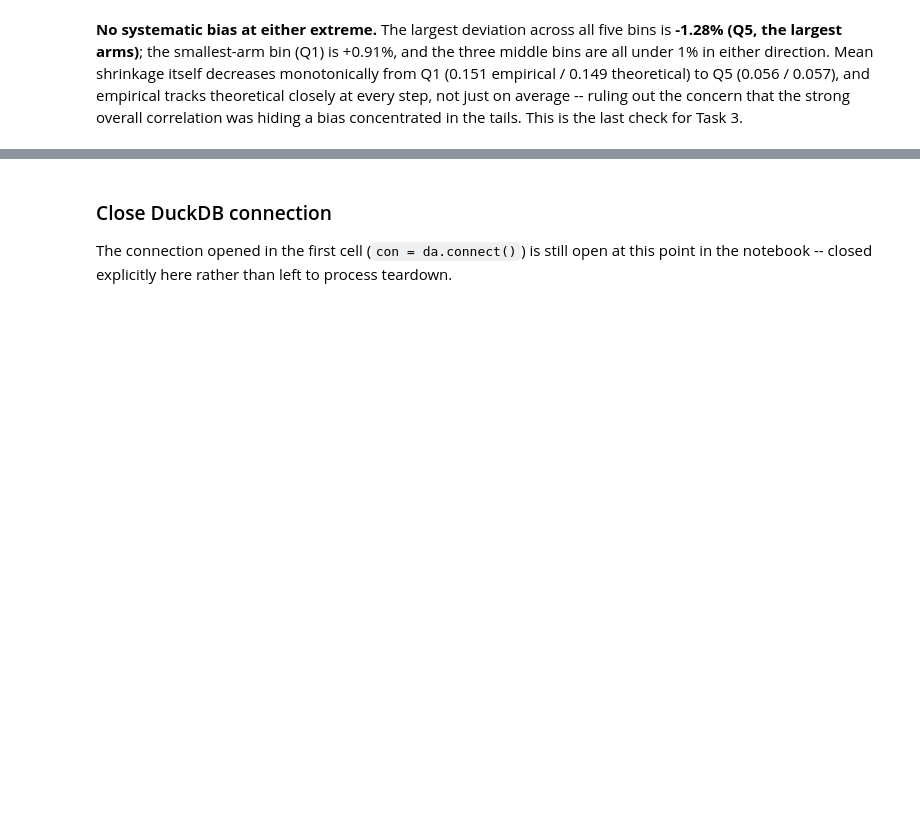
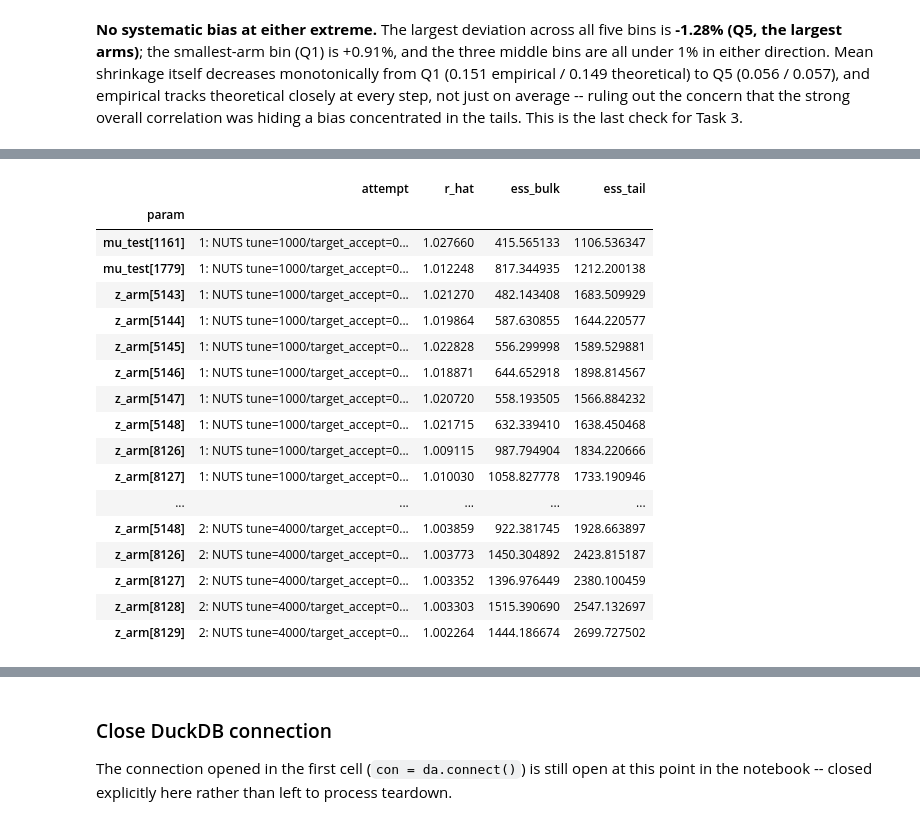
Before and after one commit to pmacias/clickworthy, a Jupyter notebook: notebooks/03_hierarchical_bayes.ipynb, the cells around one changed output, grey strips where cells are left out. Cells and saved outputs as stored; diff of their text form; code cells hidden in the pictures; blank space fills up the shorter version.

```diff
--- a/notebooks/03_hierarchical_bayes.ipynb
+++ b/notebooks/03_hierarchical_bayes.ipynb
@@ -1131,0 +1259,22 @@ plt.show()
+# %%
+from pathlib import Path
+
+from clickworthy.constants import SEED_FULL_SAMPLE_NUTS_RETRY
+
+RETRY_PATH = Path("../idata/full_sample_nuts_retry_tune4000_ta095.nc")
+RETRY_PATH.parent.mkdir(exist_ok=True)
+
+if RETRY_PATH.exists():
+    full_idata_retry = az.from_netcdf(RETRY_PATH)
+    print(f"loaded cached fit from {RETRY_PATH}")
+else:
+    t0 = time.perf_counter()
+    with full_hierarchical_model:
+        full_idata_retry = pm.sample(
+            draws=1000, tune=4000, chains=4, target_accept=0.95,
+            random_seed=SEED_FULL_SAMPLE_NUTS_RETRY,
+        )
+    fit_wall_time_retry_s = time.perf_counter() - t0
+    full_idata_retry.to_netcdf(RETRY_PATH)
+    print(f"\nretry (tune=4000, target_accept=0.95) wall-clock time: {fit_wall_time_retry_s:.1f}s "
+          f"({fit_wall_time_retry_s / 60:.1f} min)")
@@ -1131,0 +1313,37 @@ plt.show()
+# %%
+FLAGGED_TEST_IDS = ["538f380cca7472ee38000060", "53f4cffff085d70bc500000a"]
+
+flagged_mu_idx = [int(np.where(full_test_id_order == tid)[0][0]) for tid in FLAGGED_TEST_IDS]
+flagged_arm_idx = [
+    int(i) for i in np.where(full_df["clickability_test_id"].isin(FLAGGED_TEST_IDS))[0]
+]
+
+# Lazy/chunked, not two full in-memory idata objects (CLAUDE.md convention): reads only
+# the flagged parameters' slices directly off each fit's persisted netCDF file.
+comparison = ev.compare_params_from_netcdf(
+    [
+        (str(FULL_SAMPLE_PATH), "1: NUTS tune=1000/target_accept=0.8 (original)"),
+        (str(RETRY_PATH), "2: NUTS tune=4000/target_accept=0.95 (retry)"),
+    ],
+    {"mu_test": flagged_mu_idx, "z_arm": flagged_arm_idx},
+)
+comparison
+# %% [output]
+|  | attempt | r_hat | ess_bulk | ess_tail |
+| param |  |  |  |  |
+| mu_test[1161] | 1: NUTS tune=1000/target_accept=0... | 1.027660 | 415.565133 | 1106.536347 |
+| mu_test[1779] | 1: NUTS tune=1000/target_accept=0... | 1.012248 | 817.344935 | 1212.200138 |
+| z_arm[5143] | 1: NUTS tune=1000/target_accept=0... | 1.021270 | 482.143408 | 1683.509929 |
+| z_arm[5144] | 1: NUTS tune=1000/target_accept=0... | 1.019864 | 587.630855 | 1644.220577 |
+| z_arm[5145] | 1: NUTS tune=1000/target_accept=0... | 1.022828 | 556.299998 | 1589.529881 |
+| z_arm[5146] | 1: NUTS tune=1000/target_accept=0... | 1.018871 | 644.652918 | 1898.814567 |
+| z_arm[5147] | 1: NUTS tune=1000/target_accept=0... | 1.020720 | 558.193505 | 1566.884232 |
+| z_arm[5148] | 1: NUTS tune=1000/target_accept=0... | 1.021715 | 632.339410 | 1638.450468 |
+| z_arm[8126] | 1: NUTS tune=1000/target_accept=0... | 1.009115 | 987.794904 | 1834.220666 |
+| z_arm[8127] | 1: NUTS tune=1000/target_accept=0... | 1.010030 | 1058.827778 | 1733.190946 |
+| ... | ... | ... | ... | ... |
+| z_arm[5148] | 2: NUTS tune=4000/target_accept=0... | 1.003859 | 922.381745 | 1928.663897 |
+| z_arm[8126] | 2: NUTS tune=4000/target_accept=0... | 1.003773 | 1450.304892 | 2423.815187 |
+| z_arm[8127] | 2: NUTS tune=4000/target_accept=0... | 1.003352 | 1396.976449 | 2380.100459 |
+| z_arm[8128] | 2: NUTS tune=4000/target_accept=0... | 1.003303 | 1515.390690 | 2547.132697 |
+| z_arm[8129] | 2: NUTS tune=4000/target_accept=0... | 1.002264 | 1444.186674 | 2699.727502 |
```
Also changed, not shown: parts of 17 cells of this notebook, 4 other files.
